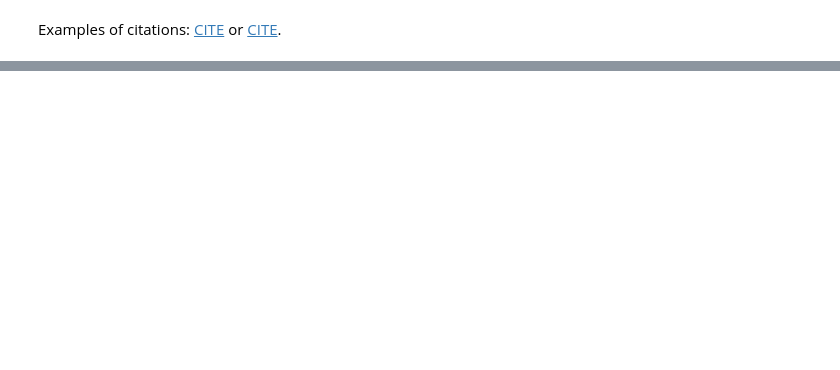
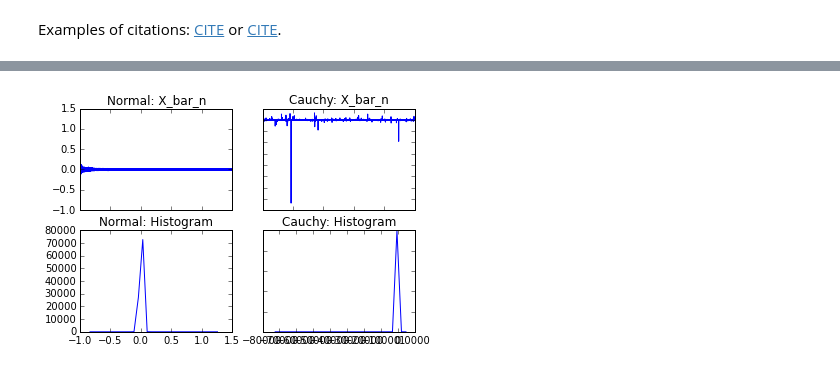
Before and after one commit to john-von-seneca/ml-and-what-not, a Jupyter notebook: all-of-statistics/3-expectation.ipynb, the cells around one changed output, grey strips where cells are left out. Drawn from its saved outputs; the diff is of its cells as text; code cells hidden in the pictures; blank space fills up the shorter version.

```diff
--- a/all-of-statistics/3-expectation.ipynb
+++ b/all-of-statistics/3-expectation.ipynb
@@ -444,0 +595,32 @@ Examples of citations: [CITE](#cite-PER-GRA:2007) or [CITE](#cite-Papa2007).
+# %%
+N = 10**3
+x_n_bar_normal, x_n_bar_cauchy = np.zeros((N,1)), np.zeros((N,1))
+for n in range(N):
+    x = np.random.normal(0,1,(n+1,1))
+    x_n_bar_normal[n] = np.average(x)
+
+    x = np.random.standard_cauchy(n+1)
+    x_n_bar_cauchy[n] = np.average(x)
+
+f, axarr = plt.subplots(2, 2)
+
+axarr[0, 0].plot(x_n_bar_normal)
+axarr[0, 0].set_title('Normal: X_bar_n')
+
+axarr[0, 1].plot(x_n_bar_cauchy)
+axarr[0, 1].set_title('Cauchy: X_bar_n')
+
+show_hist(x_n_bar_normal, label='Normal', in_bins=30, plt_object=axarr[1,0])
+axarr[1, 0].set_title('Normal: Histogram')
+
+show_hist(x_n_bar_cauchy, label='Cauchy', in_bins=30, plt_object=axarr[1,1])
+axarr[1, 1].set_title('Cauchy: Histogram')
+
+# Fine-tune figure; hide x ticks for top plots and y ticks for right plots
+plt.setp([a.get_xticklabels() for a in axarr[0, :]], visible=False)
+plt.setp([a.get_yticklabels() for a in axarr[:, 1]], visible=False)
+
+plt.title('́Effects of tail')
+plt.show()
+# %% [output]
+[figure, added]
```
Also changed, not shown: parts of 18 cells of this notebook, 3 other files.
